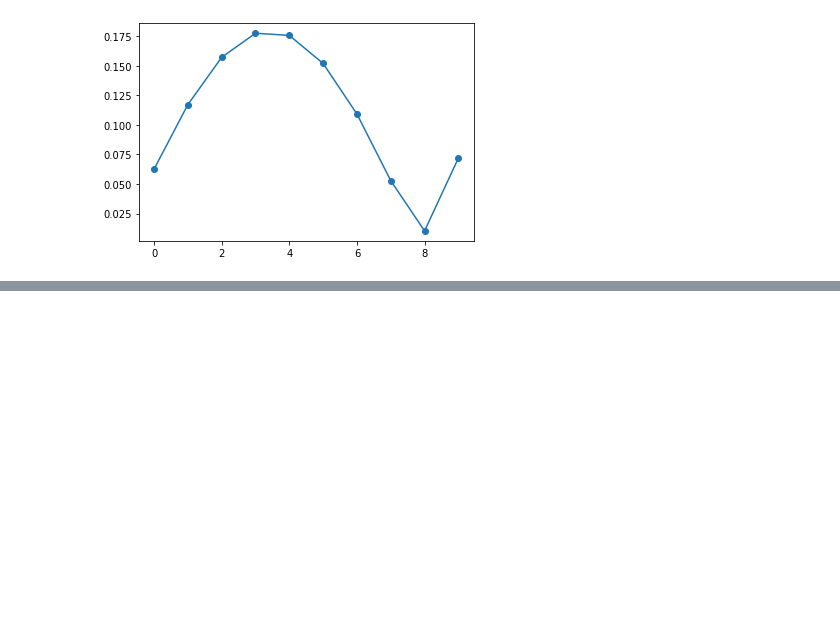
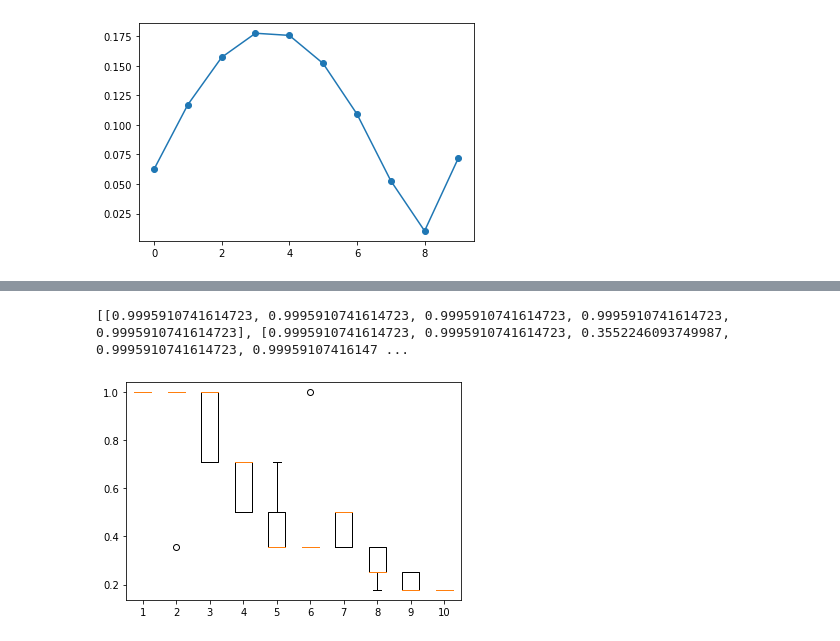
Before and after one commit to KaitoMuraoka/BasicQuantumAlgorithm, a Jupyter notebook: main/First.ipynb, the cells around one changed output, grey strips where cells are left out. Cells and saved outputs as stored; diff of their text form; code cells hidden in the pictures; blank space fills up the shorter version.

```diff
--- a/main/First.ipynb
+++ b/main/First.ipynb
@@ -535,3 +533,10 @@ for i in range(10):
+# %%
+print(boxplot_result)
+plt.boxplot(boxplot_result)
+plt.show()
+# %% [output]
+[[0.9995910741614723, 0.9995910741614723, 0.9995910741614723, 0.9995910741614723, 0.9995910741614723], [0.9995910741614723, 0.9995910741614723, 0.3552246093749987, 0.9995910741614723, 0.99959107416147 ...
+[figure, added]
 # %%
 print(f'平均結果:{avg_result}')
 plt.plot(avg_result)
```
Also changed, not shown: parts of 14 cells of this notebook.
